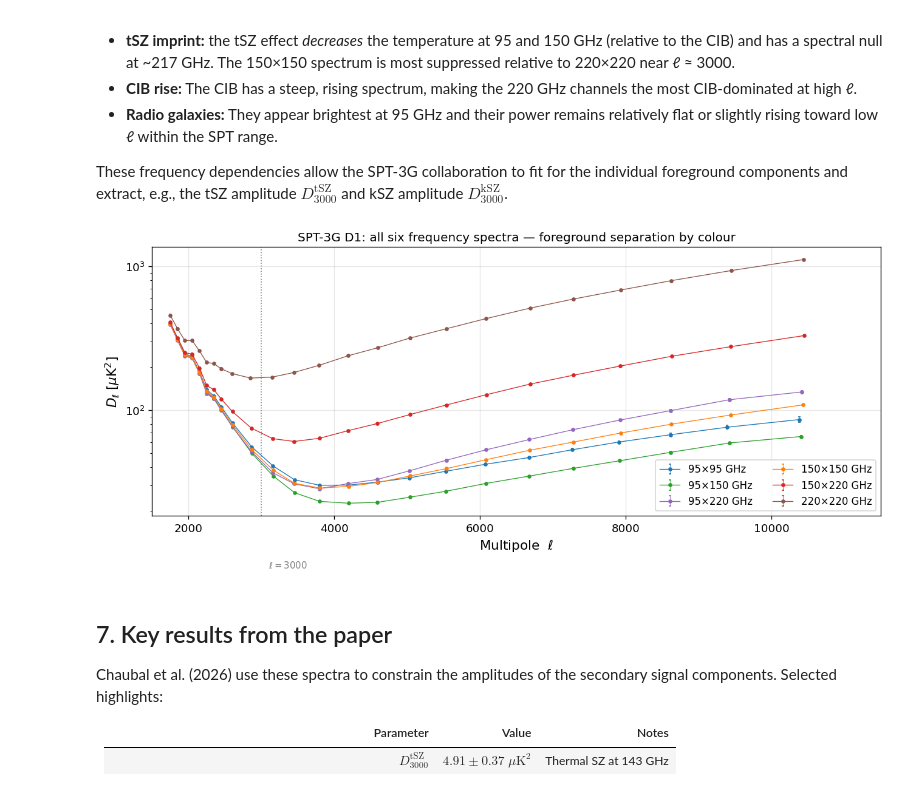
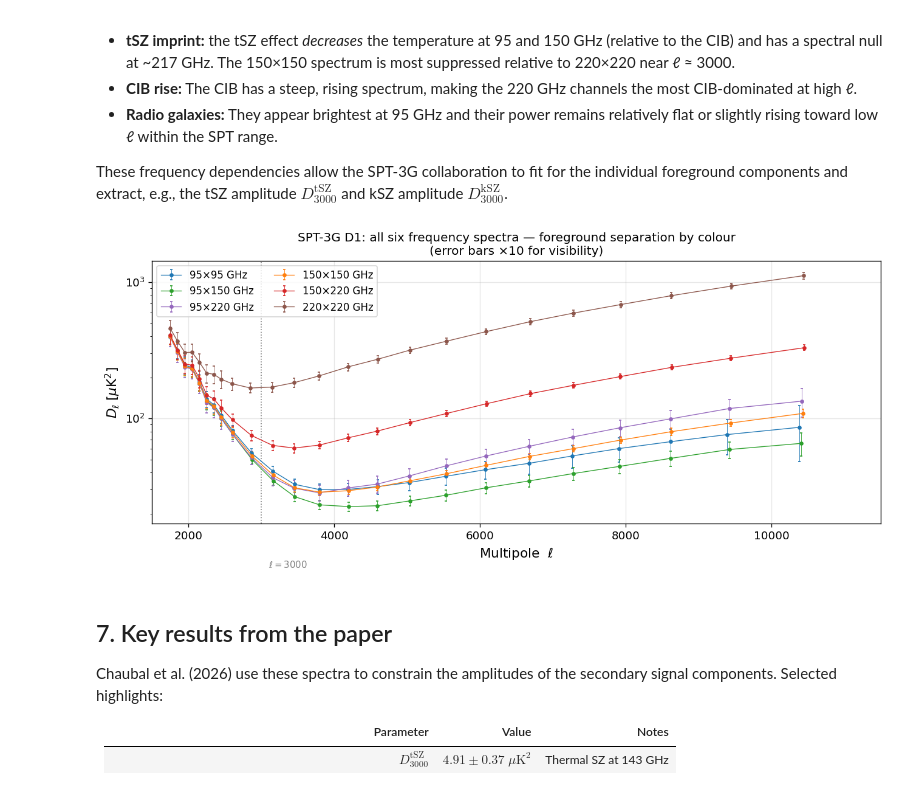
Before and after one commit to zonca/zonca.dev, a Jupyter notebook: posts/2026-04-21-spt3g-d1-planck-comparison.ipynb, the cells around one changed output. Cells and saved outputs as stored; diff of their text form; code cells hidden in the pictures.

Commit message:
Inflate error bars ×10 for visibility, matching paper convention

```diff
--- a/posts/2026-04-21-spt3g-d1-planck-comparison.ipynb
+++ b/posts/2026-04-21-spt3g-d1-planck-comparison.ipynb
@@ -195,7 +197,7 @@ axes = axes.flatten()
 for ax, name in zip(axes, FREQS):
     d = spt[name]
     ax.errorbar(
-        d["ell"], d["Dl"], yerr=d["sigmaDl"],
+        d["ell"], d["Dl"], yerr=10 * d["sigmaDl"],
         fmt="o", ms=3, lw=0.8, color=palette[name], label=name,
         capsize=2, elinewidth=0.8,
     )
@@ -206,7 +208,7 @@ for ax, name in zip(axes, FREQS):
     ax.set_xlim(1500, 11500)
 
 fig.suptitle(
-    "SPT-3G D1 high-ℓ TT band powers  (Chaubal et al. 2026, arXiv:2601.20551)",
+    "SPT-3G D1 high-ℓ TT band powers  (Chaubal et al. 2026, arXiv:2601.20551)\nError bars ×10 for visibility",
     fontsize=13, y=1.01,
 )
 fig.tight_layout()
@@ -411,32 +417,32 @@ $D^{\mathrm{tSZ}}_{3000}$ and kSZ amplitude $D^{\mathrm{kSZ}}_{3000}$.
 # %%
 fig, ax = plt.subplots(figsize=(11, 5))
 
 for name in FREQS:
     d = spt[name]
     ax.errorbar(
-        d["ell"], d["Dl"], yerr=d["sigmaDl"],
+        d["ell"], d["Dl"], yerr=10 * d["sigmaDl"],
         fmt="o-", ms=3, lw=0.8, color=palette[name],
         elinewidth=0.5, capsize=1, label=f"{name} GHz",
     )
 
 # Show where tSZ roughly creates its minimum in the 150×150 spectrum
 ax.axvline(3000, color="grey", ls=":", lw=1)
 ax.text(3100, 8, r"$\ell = 3000$", fontsize=9, color="grey")
 
 ax.set_yscale("log")
 ax.set_xlabel(r"Multipole  $\ell$", fontsize=13)
 ax.set_ylabel(r"$D_\ell\;[\mu\mathrm{K}^2]$", fontsize=13)
 ax.set_title(
-    "SPT-3G D1: all six frequency spectra — foreground separation by colour",
+    "SPT-3G D1: all six frequency spectra — foreground separation by colour\n(error bars ×10 for visibility)",
     fontsize=12,
 )
 ax.set_xlim(1500, 11500)
 ax.legend(ncol=2, fontsize=10)
 plt.tight_layout()
 plt.savefig("spt3g_d1_all_spectra_overlay.png", bbox_inches="tight")
 plt.show()
 # %% [output]
-[figure, old version]
+[figure, new version]
 # %% [markdown]
 ## 7. Key results from the paper
 
```
Also changed, not shown: parts of 5 cells of this notebook.
